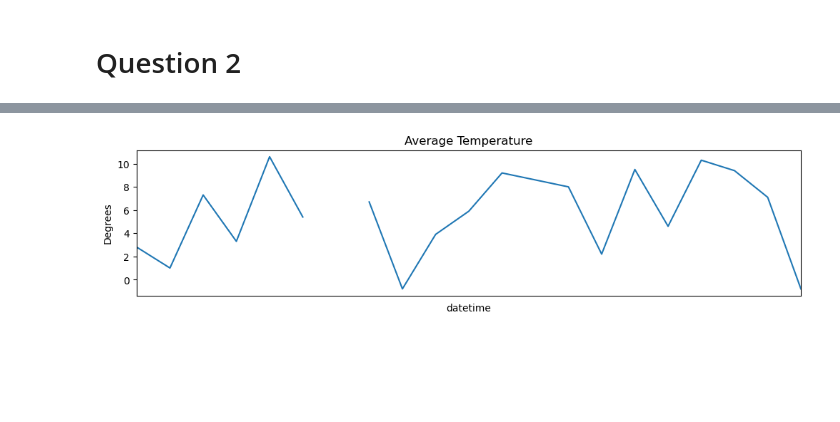
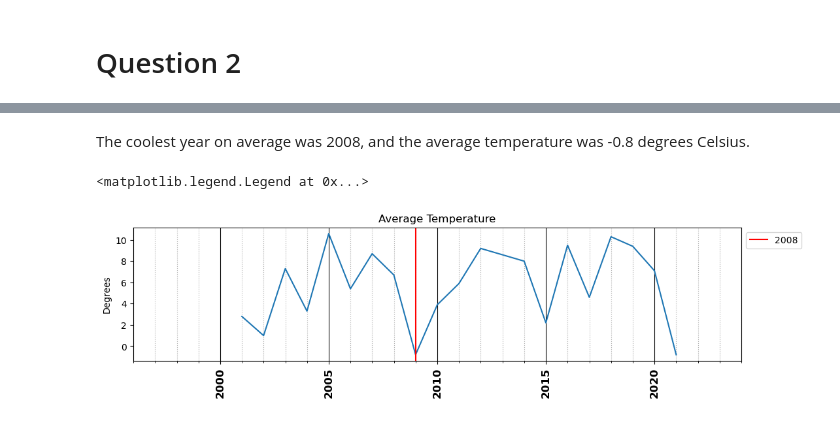
Before and after one commit to Josh-XS/Resampling-Datetime-Data, a Jupyter notebook: Resampling Datetime Data.ipynb, the cells around one changed output, grey strips where cells are left out. Drawn from its saved outputs; the diff is of its cells as text; code cells hidden in the pictures; blank space fills up the shorter version.

```diff
--- a/Resampling Datetime Data.ipynb
+++ b/Resampling Datetime Data.ipynb
@@ -97,0 +100,2 @@ dtype: int64
+# %%
+df = df.interpolate(columns=['max_temp','mean_temp','min_temp'])
@@ -97,0 +104,2 @@ dtype: int64
+# %%
+df = df.fillna(0)
@@ -184,4 +209,4 @@ q2df
 # %%
-max_mean_temp = q2df['mean_temp'].idxmax()
-max_mean_temp
+min_mean_temp = q2df['mean_temp'].idxmin()
+min_mean_temp
 # %% [output]
@@ -198,23 +223,31 @@ Name: 2004-12-31 00:00:00, dtype: float64
+# %% [markdown]
+The coolest year on average was 2008, and the average temperature was -0.8 degrees Celsius.
 # %%
 ## for major year ticks
 loc_5years = mdates.YearLocator(5)
 # %%
 fig, ax = plt.subplots(figsize=(12,3))
-q2df['mean_temp'].plot(ax=ax,title='Average Temperature')
+ax.plot(q2df['mean_temp'].index,q2df['mean_temp'].values,)
+# set title
+ax.set_title('Average Temperature')
 # xticks, xlabels
 ax.set_xticks(ax.get_xticks())
 ax.set_xticklabels(ax.get_xticklabels(), fontsize='large',fontweight='bold' )
 # ylabels
 ax.set_ylabel('Degrees')
 # minor ticks
 ax.xaxis.set_minor_locator(loc_year)
 # major ticks
 ax.xaxis.set_major_locator(loc_5years)
 ax.xaxis.set_major_formatter(fmt_year)
 # grid lines
 ax.grid(which='minor',axis='x',ls=":")
 ax.grid(which='major',axis='x',color='k')
 # rotate major ticks
 fig.autofmt_xdate(rotation=90,ha='center')
+# add vertical line and legend
+plt.axvline(x = min_mean_temp, color = 'r', label = '2008')
+plt.legend(bbox_to_anchor = (1.0, 1), loc = 'upper left')
 # %% [output]
+<matplotlib.legend.Legend at 0x...>
-[figure, old version]
+[figure, new version]
```
Also changed, not shown: parts of 9 cells of this notebook.
